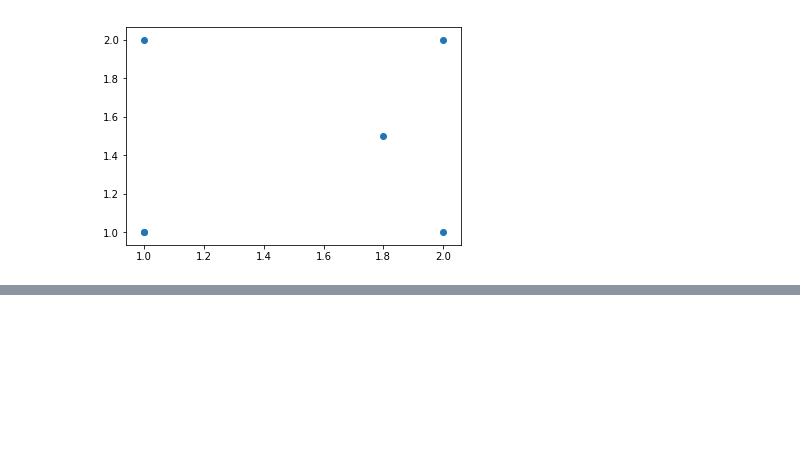
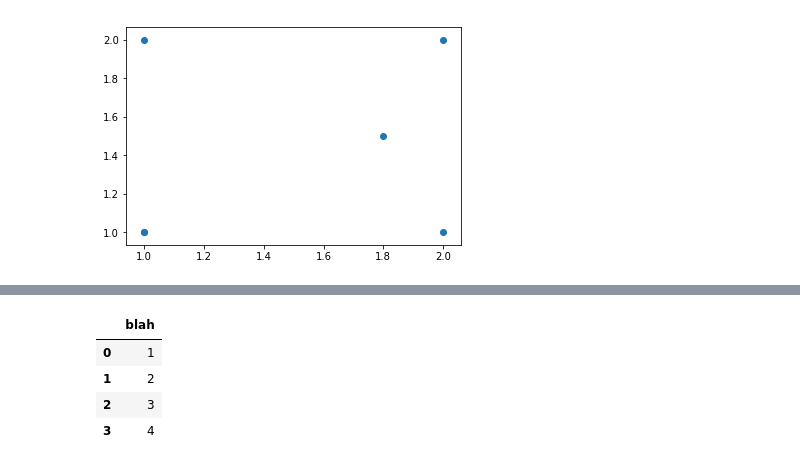
Before and after one commit to jtanderson/COSC-311-Fall2020, a Jupyter notebook: Plotting.ipynb, the cells around one changed output, grey strips where cells are left out. Saved outputs shown, nothing was run; the diff lists cells and outputs as text; code cells hidden in the pictures; blank space fills up the shorter version.

```diff
--- a/Plotting.ipynb
+++ b/Plotting.ipynb
@@ -56,0 +67,9 @@ plt.scatter(
+# %%
+import pandas
+pandas.DataFrame({'blah': [1,2,3,4]})
+# %% [output]
+|  | blah |
+| 0 | 1 |
+| 1 | 2 |
+| 2 | 3 |
+| 3 | 4 |
```
Also changed, not shown: parts of 2 cells of this notebook.
